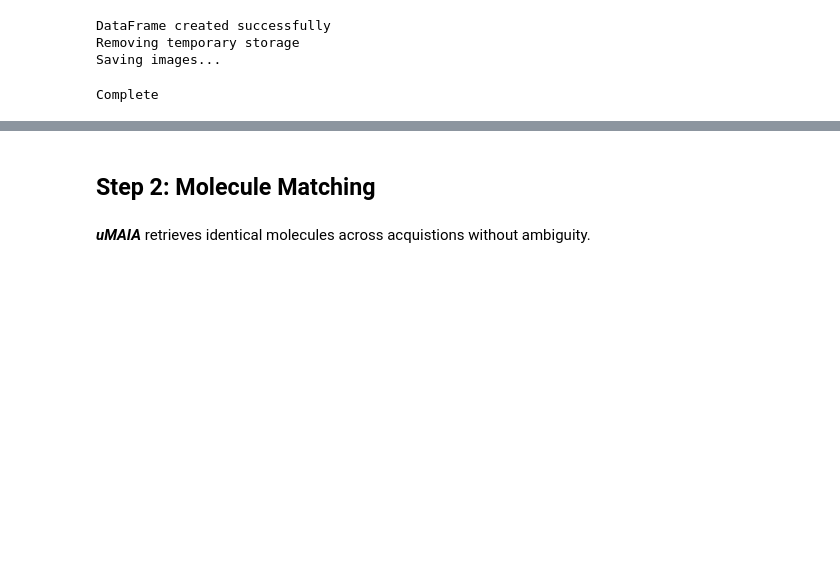
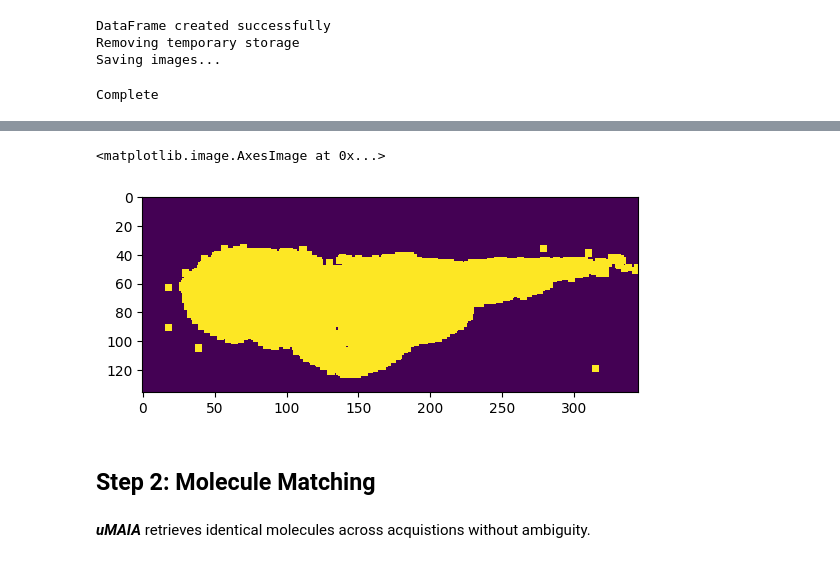
Before and after one commit to lamanno-epfl/uMAIA, a Jupyter notebook: uMAIA_tutorial.ipynb, the cells around one changed output, grey strips where cells are left out. Drawn from its saved outputs; the diff is of its cells as text; code cells hidden in the pictures; blank space fills up the shorter version.

```diff
--- a/uMAIA_tutorial.ipynb
+++ b/uMAIA_tutorial.ipynb
@@ -123,0 +143,9 @@ fig = uMAIA.vis.image_mz(smz, df=df_ranges,
+# %%
+# save mask
+import scipy
+mask = mz_images[2]
+mask = scipy.ndimage.gaussian_filter(mask, 0.5) > 0
+plt.imshow(mask, interpolation='none')
+# %% [output]
+<matplotlib.image.AxesImage at 0x...>
+[figure, added]
```
Also changed, not shown: parts of 14 cells of this notebook.
